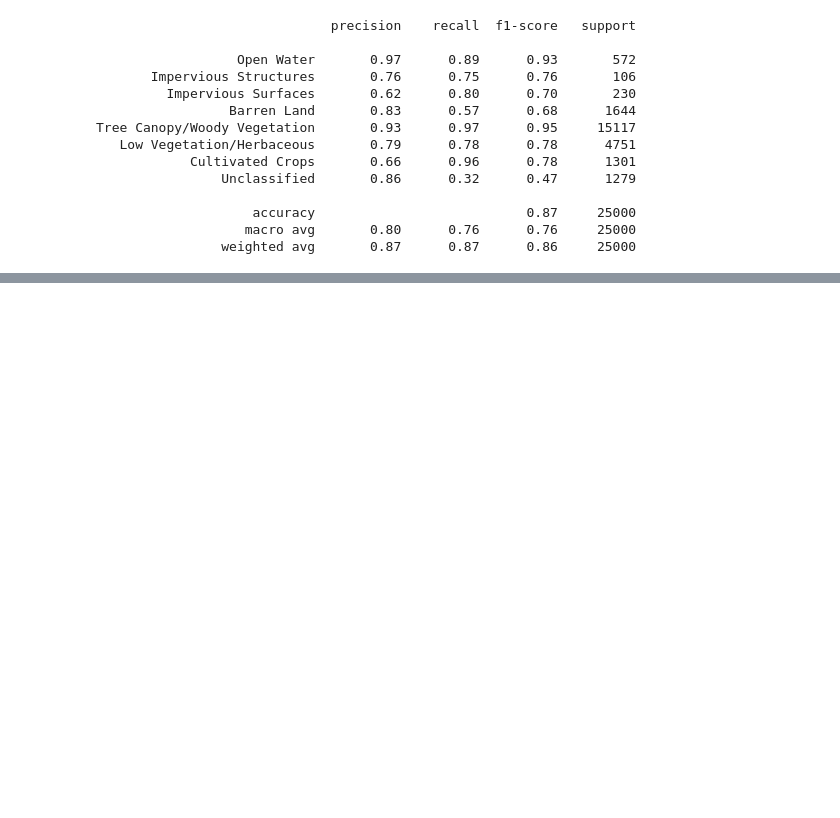
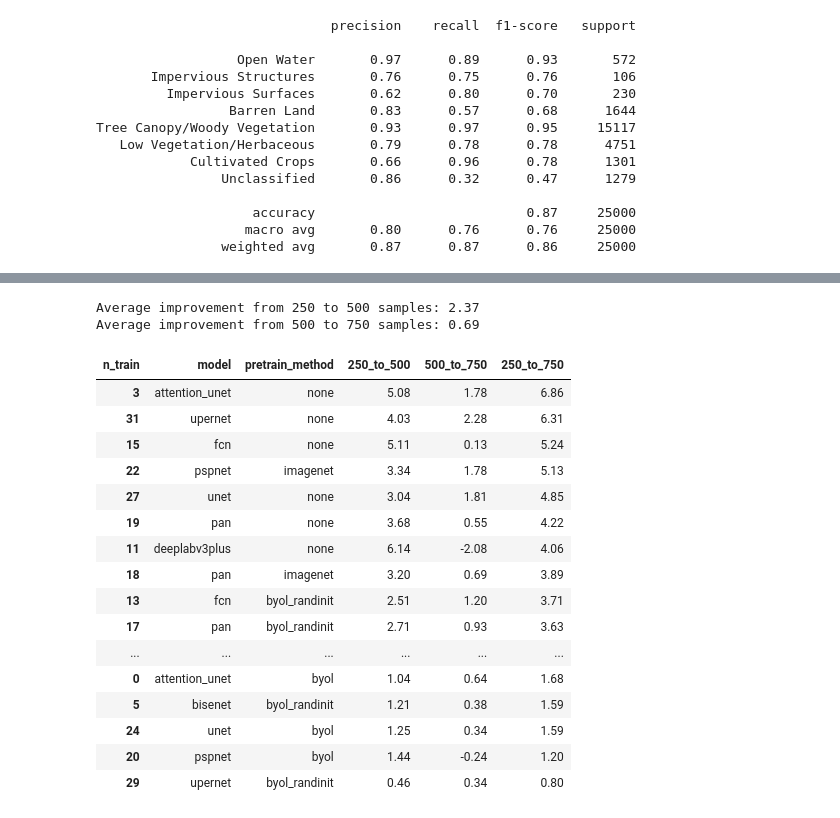
Before and after one commit to DakotaHester/ms-land-cover, a Jupyter notebook: notebooks/pretrain_results_f1.ipynb, the cells around one changed output, grey strips where cells are left out. Cells and saved outputs as stored; diff of their text form; code cells hidden in the pictures; blank space fills up the shorter version.

```diff
--- a/notebooks/pretrain_results_f1.ipynb
+++ b/notebooks/pretrain_results_f1.ipynb
@@ -1259,0 +1295,6 @@ Tree Canopy/Woody Vegetation       0.93      0.97      0.95     15117
+# %%
+print(f'Average improvement from 250 to 500 samples: {n_train_improvements_df['250_to_500'].mean() * 100:.2f}')
+print(f'Average improvement from 500 to 750 samples: {n_train_improvements_df['500_to_750'].mean() * 100:.2f}')
+# %% [output]
+Average improvement from 250 to 500 samples: 2.37
+Average improvement from 500 to 750 samples: 0.69
@@ -1259,0 +1322,66 @@ Tree Canopy/Woody Vegetation       0.93      0.97      0.95     15117
+# %%
+mean_scores = (
+    metrics_df.loc[metrics_df['model'] != 'linear_probe']
+    .groupby(['model', 'pretrain_method', 'n_train'])['macro_f1_score']
+    .mean()
+    .reset_index()
+)
+
+# pivot so rows = (model, pretrain_method), cols = n_train
+pivot = mean_scores.pivot_table(index=['model', 'pretrain_method'],
+                                columns='n_train',
+                                values='macro_f1_score')
+
+# ensure expected n_train columns exist
+for c in [250, 500, 750]:
+    if c not in pivot.columns:
+        pivot[c] = np.nan
+
+# compute improvements (as fraction); keep NaN where data missing
+pivot['250_to_500'] = pivot[500] - pivot[250]
+pivot['500_to_750'] = pivot[750] - pivot[500]
+pivot['250_to_750'] = pivot[750] - pivot[250]
+
+# convert to percentage points for readability
+impr_df = pivot[['250_to_500', '500_to_750', '250_to_750']].multiply(100).round(2)
+impr_df = impr_df.reset_index()
+
+# quick table: sort by largest total improvement 250->750
+display(impr_df.sort_values('250_to_750', ascending=False).head(50))
+
+# summary by pretrain method (mean across models)
+summary_by_pretrain = (
+    impr_df
+    .groupby('pretrain_method')[['250_to_500','500_to_750','250_to_750']]
+    .mean()
+    .round(2)
+    # .multiply(100)  # already multiplied above if you skip this line adjust accordingly
+)
+print(summary_by_pretrain)
+
+summary_by_model = (
+    impr_df
+    .groupby('model')[['250_to_500','500_to_750','250_to_750']]
+    .mean()
+    .round(2)
+    # .multiply(100)  # already multiplied above if you skip this line adjust accordingly
+)
+print(summary_by_model)
+# %% [output]
+| n_train | model | pretrain_method | 250_to_500 | 500_to_750 | 250_to_750 |
+| 3 | attention_unet | none | 5.08 | 1.78 | 6.86 |
+| 31 | upernet | none | 4.03 | 2.28 | 6.31 |
+| 15 | fcn | none | 5.11 | 0.13 | 5.24 |
+| 22 | pspnet | imagenet | 3.34 | 1.78 | 5.13 |
+| 27 | unet | none | 3.04 | 1.81 | 4.85 |
+| 19 | pan | none | 3.68 | 0.55 | 4.22 |
+| 11 | deeplabv3plus | none | 6.14 | -2.08 | 4.06 |
+| 18 | pan | imagenet | 3.20 | 0.69 | 3.89 |
+| 13 | fcn | byol_randinit | 2.51 | 1.20 | 3.71 |
+| 17 | pan | byol_randinit | 2.71 | 0.93 | 3.63 |
+| ... | ... | ... | ... | ... | ... |
+| 0 | attention_unet | byol | 1.04 | 0.64 | 1.68 |
+| 5 | bisenet | byol_randinit | 1.21 | 0.38 | 1.59 |
+| 24 | unet | byol | 1.25 | 0.34 | 1.59 |
+| 20 | pspnet | byol | 1.44 | -0.24 | 1.20 |
+| 29 | upernet | byol_randinit | 0.46 | 0.34 | 0.80 |
```
Also changed, not shown: parts of 8 cells of this notebook, 23 other files.
